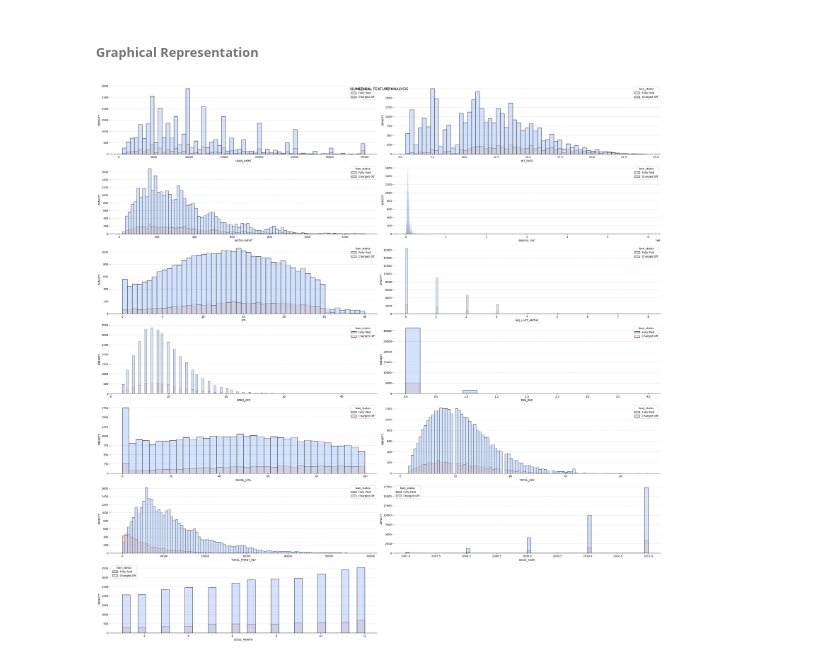
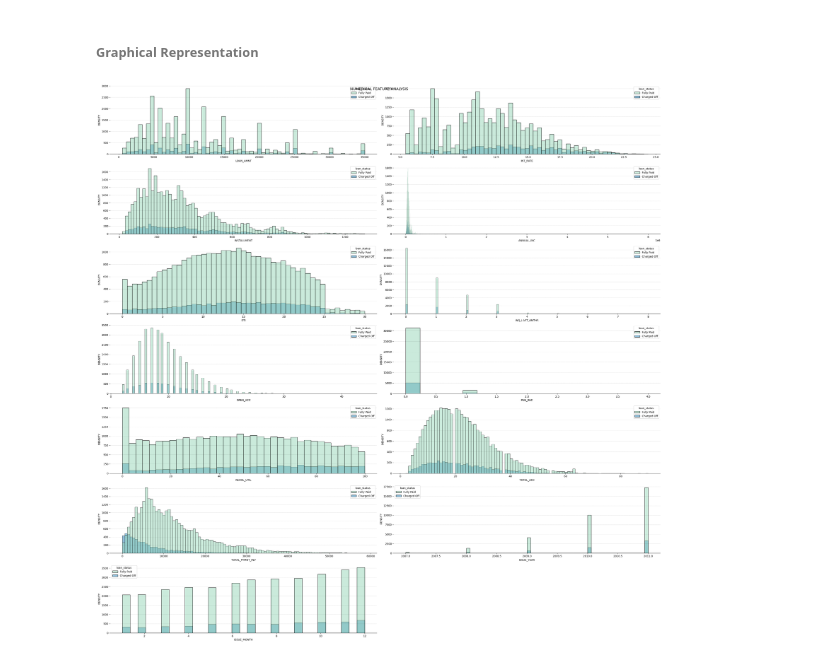
Before and after one commit to Theveetha/LendingClub_EDA_CaseStudy, a Jupyter notebook: LendingClub_EDA.ipynb, the cells around one changed output. Cells and saved outputs as stored; diff of their text form; code cells hidden in the pictures.

```diff
--- a/LendingClub_EDA.ipynb
+++ b/LendingClub_EDA.ipynb
@@ -691,18 +737,18 @@ Count of Numerical Features : 13
 # %%
 fig, axes = plt.subplots(nrows=7,ncols=2,figsize=(30,30))
 axes = axes.flatten()
 
 # Graph for loan_status vs numerical columns
 for i, cols in enumerate(num_cols):
-  histplot(axes=axes[i],data=data,x_columns=cols,hue_labels='loan_status',palette='coolwarm')
+  histplot(axes=axes[i],data=data,x_columns=cols,hue_labels='loan_status',palette='YlGnBu')
 
 # Remove content for empty subplot
 empty_subplot(axes[13])
 
 plt.suptitle('NUMERICAL FEATURE ANALYSIS',fontsize=14)
 plt.subplots_adjust(top=3)
 plt.tight_layout()
 plt.show()
 # %% [output]
-[figure, old version]
+[figure, new version]
 # %%
```
Also changed, not shown: parts of 14 cells of this notebook.
